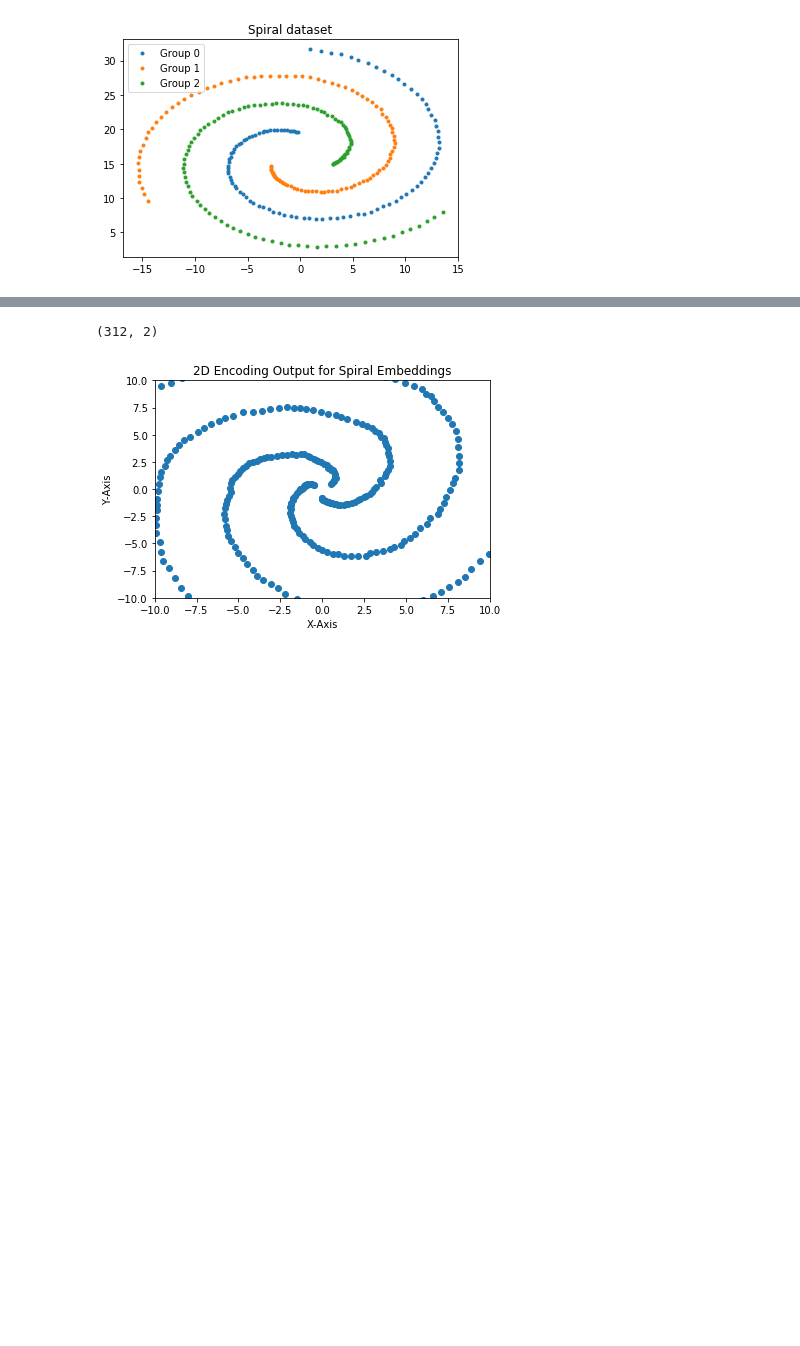
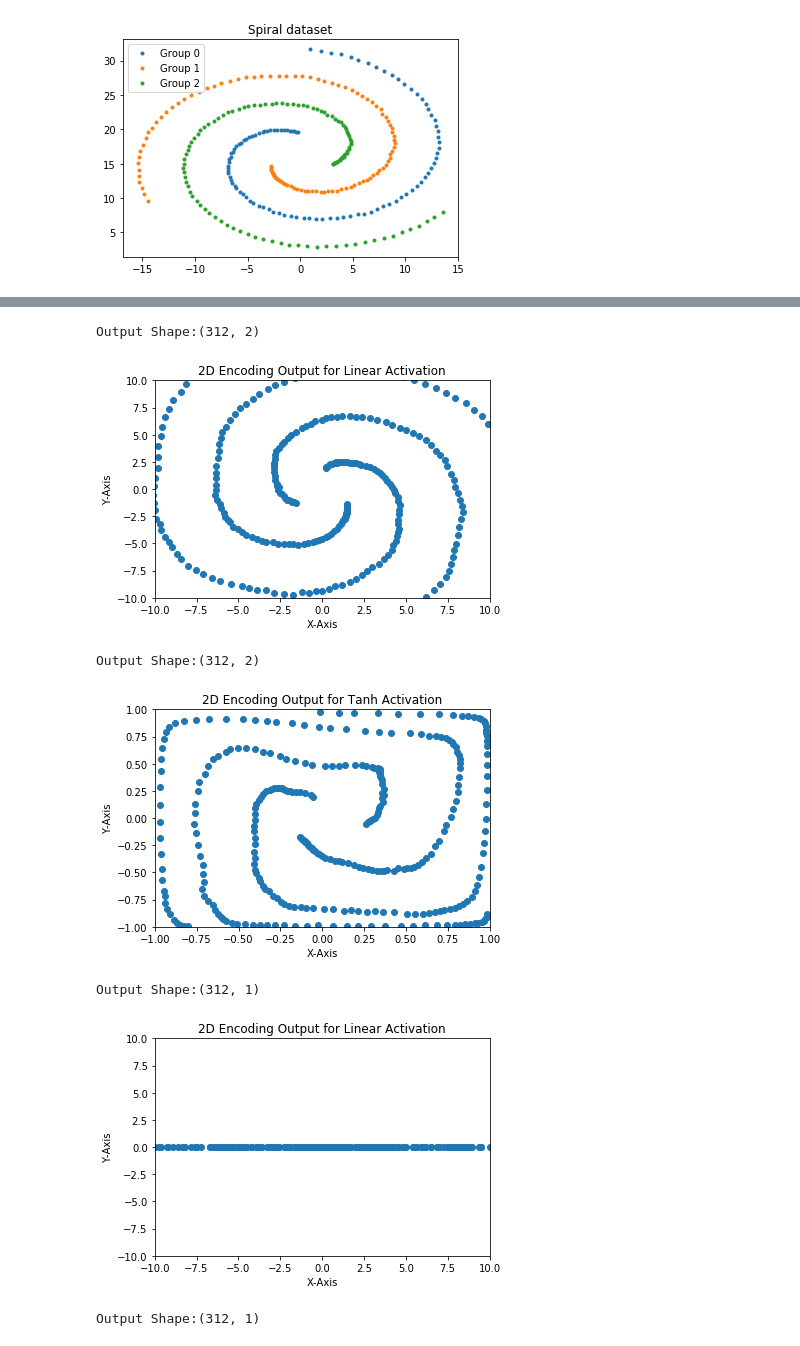
Before and after one commit to ericlabouve/csc566-DeepLearning, a Jupyter notebook: hw3/undercomplete_autoencoder.ipynb, the cells around one changed output, grey strips where cells are left out. Drawn from its saved outputs; the diff is of its cells as text; code cells hidden in the pictures; blank space fills up the shorter version.

```diff
--- a/hw3/undercomplete_autoencoder.ipynb
+++ b/hw3/undercomplete_autoencoder.ipynb
@@ -433,15 +496,39 @@ plt.show()
 # %%
-images_out = encoder_model_sd.predict(x_zerocentered)
-print(images_out.shape)
-x = [x[0] for x in images_out]
-y = [x[1] for x in images_out]
-plt.scatter(x, y)
-plt.xlabel("X-Axis")
-plt.ylabel("Y-Axis")
-plt.title("2D Encoding Output for Spiral Embeddings")
-plt.ylim(-10,10)
-plt.xlim(-10,10)
-plt.show()
+def graph_2Dencodings(title, encoder, ylim, xlim):
+    images_out = encoder.predict(x_zerocentered)
+    print("Output Shape:" + str(images_out.shape))
+    x = [x[0] for x in images_out]
+    y = [x[1] for x in images_out]
+    plt.scatter(x, y)
+    plt.xlabel("X-Axis")
+    plt.ylabel("Y-Axis")
+    plt.title(title)
+    plt.ylim(ylim[0],ylim[1])
+    plt.xlim(xlim[0],xlim[1])
+    plt.show()
+
+def graph_1Dencodings(title, encoder, ylim, xlim):
+    images_out = encoder.predict(x_zerocentered)
+    print("Output Shape:" + str(images_out.shape))
+    x = [x[0] for x in images_out]
+    y = [0 for x in images_out]
+    plt.scatter(x, y)
+    plt.xlabel("X-Axis")
+    plt.ylabel("Y-Axis")
+    plt.title(title)
+    plt.ylim(ylim[0],ylim[1])
+    plt.xlim(xlim[0],xlim[1])
+    plt.show()
-# %% [output]
-(312, 2)
-[figure, removed]
+# %%
+graph_2Dencodings("2D Encoding Output for Linear Activation", encoder_2_linear, [-10,10], [-10,10])
+graph_2Dencodings("2D Encoding Output for Tanh Activation", encoder_2_tanh, [-1,1], [-1,1])
+graph_1Dencodings("2D Encoding Output for Linear Activation", encoder_1_linear, [-10,10], [-10,10])
+graph_1Dencodings("2D Encoding Output for Tanh Activation", encoder_1_tanh, [-1,1], [-1,1])
+# %% [output]
+Output Shape:(312, 2)
+[figure, added]
+Output Shape:(312, 2)
+[figure, added]
+Output Shape:(312, 1)
+[figure, added]
+Output Shape:(312, 1)
```
Also changed, not shown: parts of 11 cells of this notebook.
